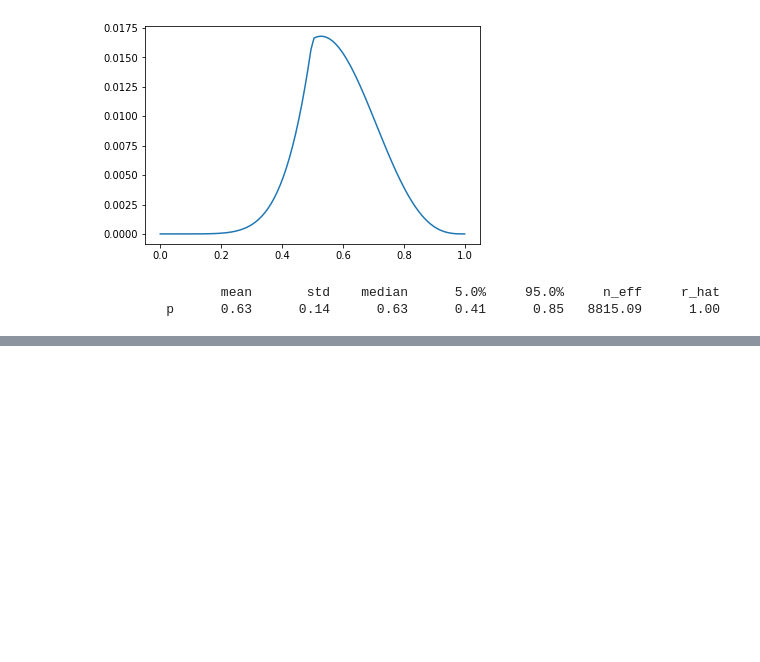
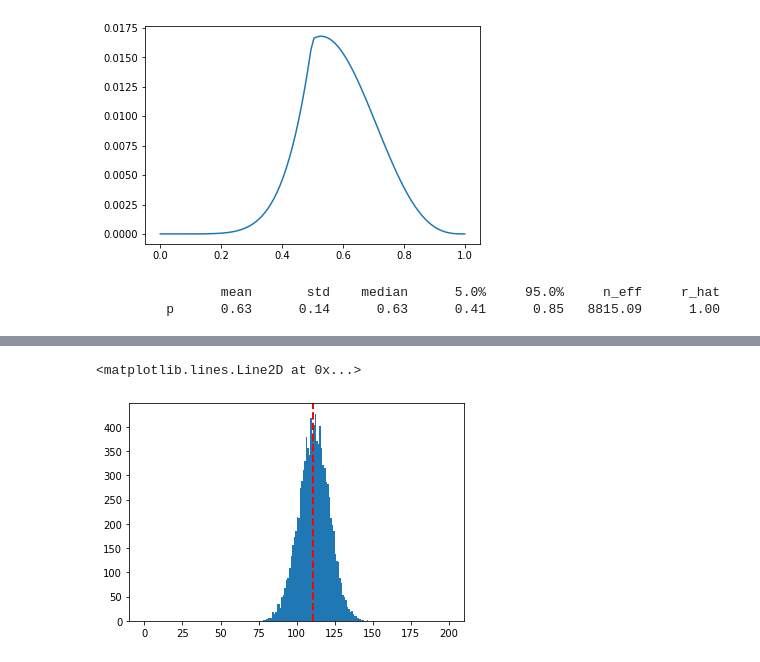
Before and after one commit to pasbury/neg-price-model, a Jupyter notebook: statistical_rethinking_ch2_ch3.ipynb, the cells around one changed output, grey strips where cells are left out. Cells and saved outputs as stored; diff of their text form; code cells hidden in the pictures; blank space fills up the shorter version.

```diff
--- a/statistical_rethinking_ch2_ch3.ipynb
+++ b/statistical_rethinking_ch2_ch3.ipynb
@@ -176,0 +224,8 @@ plt.hist(p, bins = 50)
+# %%
+# Simulate 10,000 x 200 births - get the distribution of number of boys per 200 births
+pred_post = dist.BinomialProbs(samples, 200).sample(key=rng_key)
+_ = plt.hist(pred_post, bins = 200, range=[0, 200])
+plt.axvline(x=tot_boys, color='r', linestyle='dashed', linewidth=2)
+# %% [output]
+<matplotlib.lines.Line2D at 0x...>
+[figure, added]
```
Also changed, not shown: parts of 8 cells of this notebook, 14 other files.
